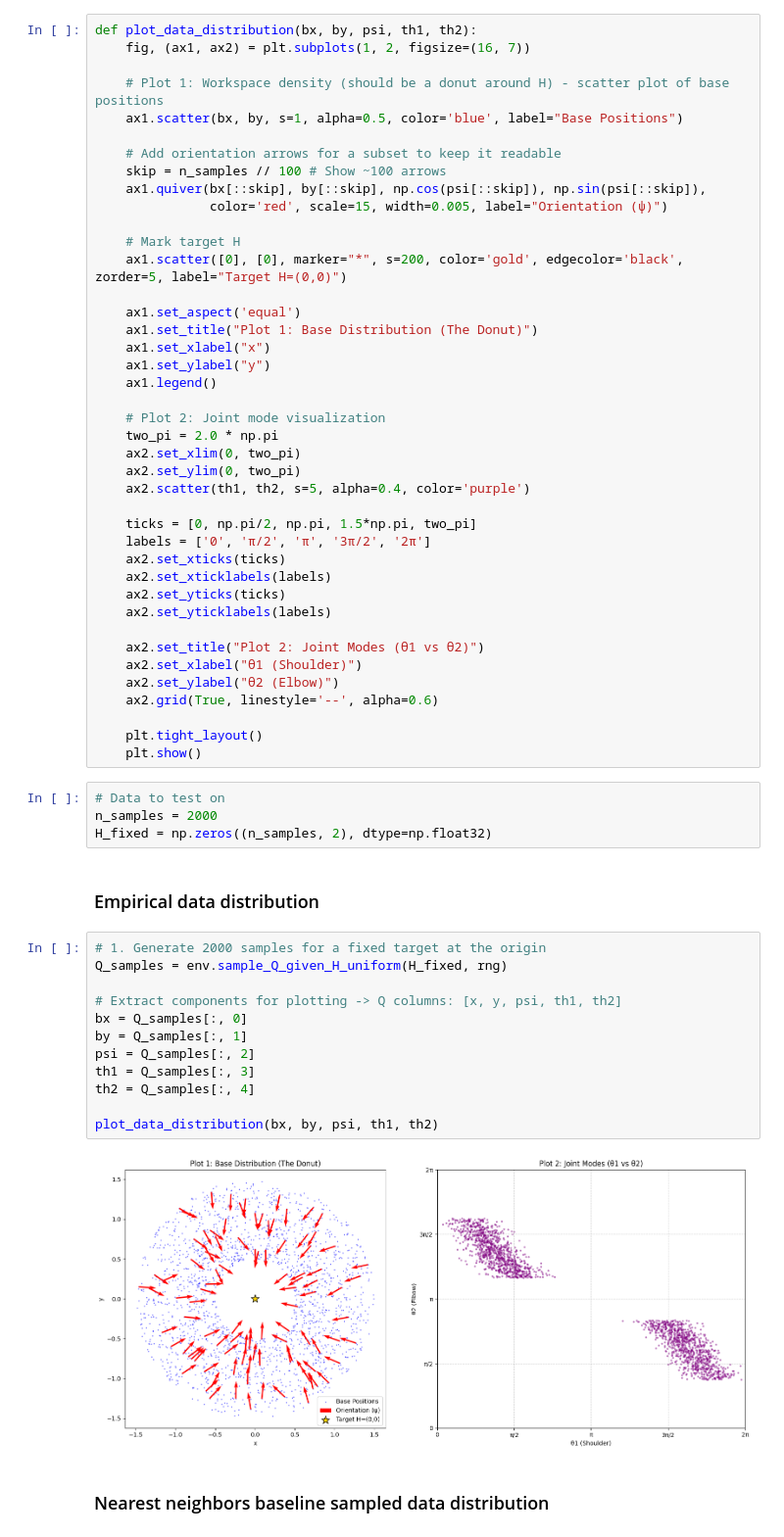
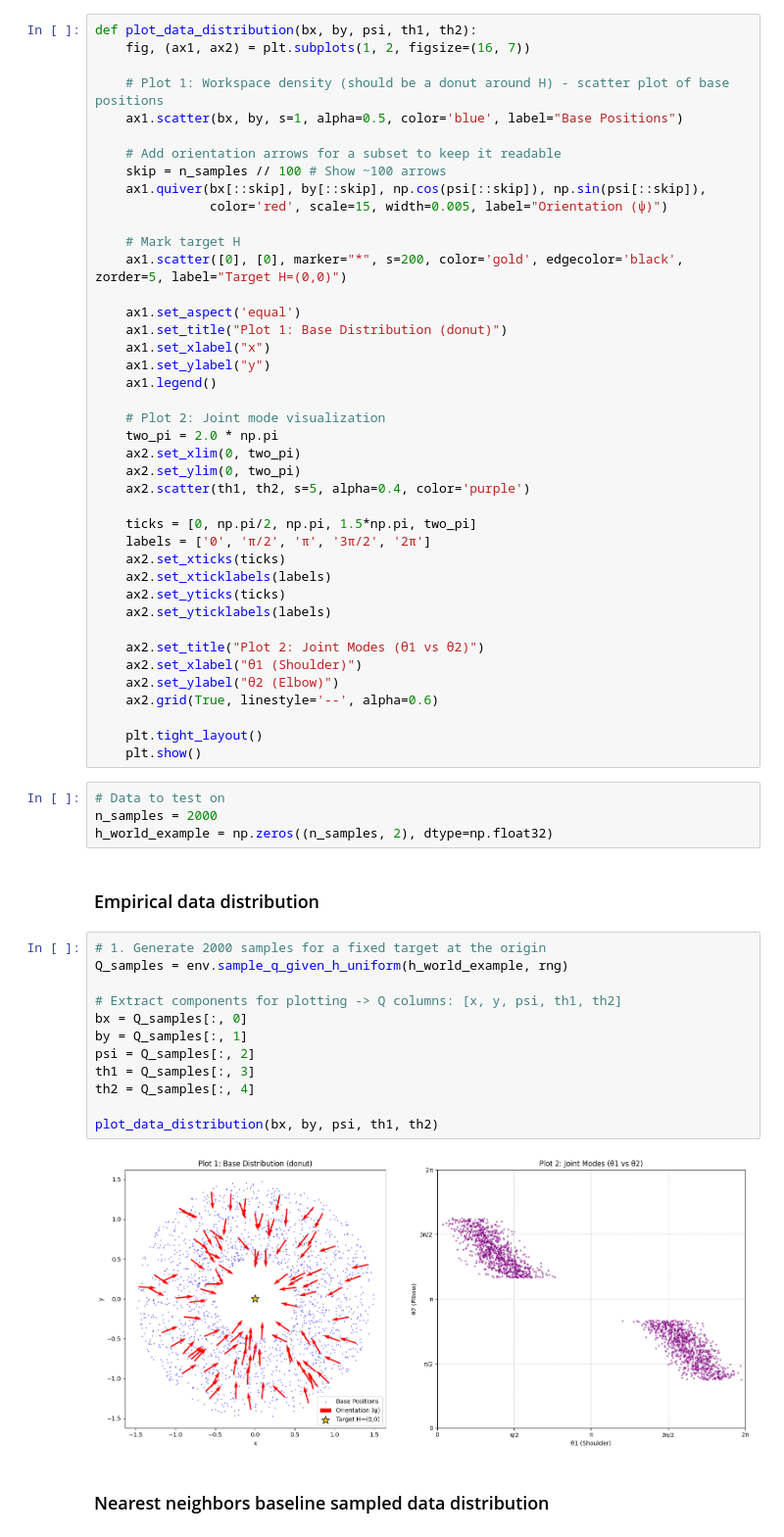
Before and after one commit to kyishanzh/reachability_tests, a Jupyter notebook: rotarylinkenv_test.ipynb, the cells around one changed output. Shown at 98% size. Saved outputs shown, nothing was run; the diff lists cells and outputs as text.

```diff
--- a/rotarylinkenv_test.ipynb
+++ b/rotarylinkenv_test.ipynb
@@ -40,7 +36,7 @@ def plot_data_distribution(bx, by, psi, th1, th2):
     ax1.scatter([0], [0], marker="*", s=200, color='gold', edgecolor='black', zorder=5, label="Target H=(0,0)")
 
     ax1.set_aspect('equal')
-    ax1.set_title("Plot 1: Base Distribution (The Donut)")
+    ax1.set_title("Plot 1: Base Distribution (donut)")
     ax1.set_xlabel("x")
     ax1.set_ylabel("y")
     ax1.legend()
@@ -68,23 +64,23 @@ def plot_data_distribution(bx, by, psi, th1, th2):
 # %%
 # Data to test on
 n_samples = 2000
-H_fixed = np.zeros((n_samples, 2), dtype=np.float32)
+h_world_example = np.zeros((n_samples, 2), dtype=np.float32)
 # %% [markdown]
 ### Empirical data distribution
 # %%
 # 1. Generate 2000 samples for a fixed target at the origin
-Q_samples = env.sample_Q_given_H_uniform(H_fixed, rng)
+Q_samples = env.sample_q_given_h_uniform(h_world_example, rng)
 
 # Extract components for plotting -> Q columns: [x, y, psi, th1, th2]
 bx = Q_samples[:, 0]
 by = Q_samples[:, 1]
 psi = Q_samples[:, 2]
 th1 = Q_samples[:, 3]
 th2 = Q_samples[:, 4]
 
 plot_data_distribution(bx, by, psi, th1, th2)
 # %% [output]
-[figure, old version]
+[figure, new version]
 # %% [markdown]
 ### Nearest neighbors baseline sampled data distribution
 # %%
```
Also changed, not shown: parts of 10 cells of this notebook, 56 other files.
